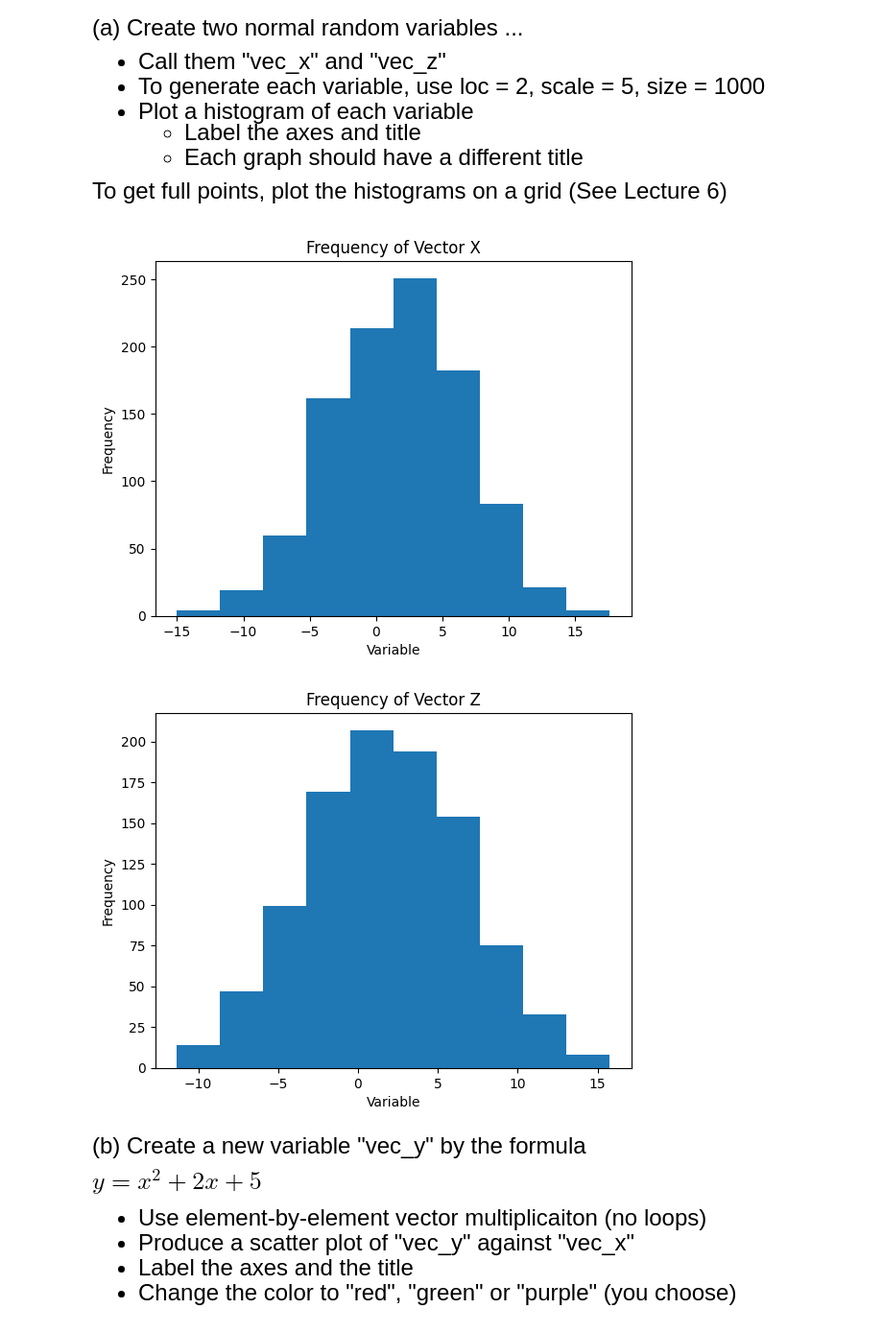
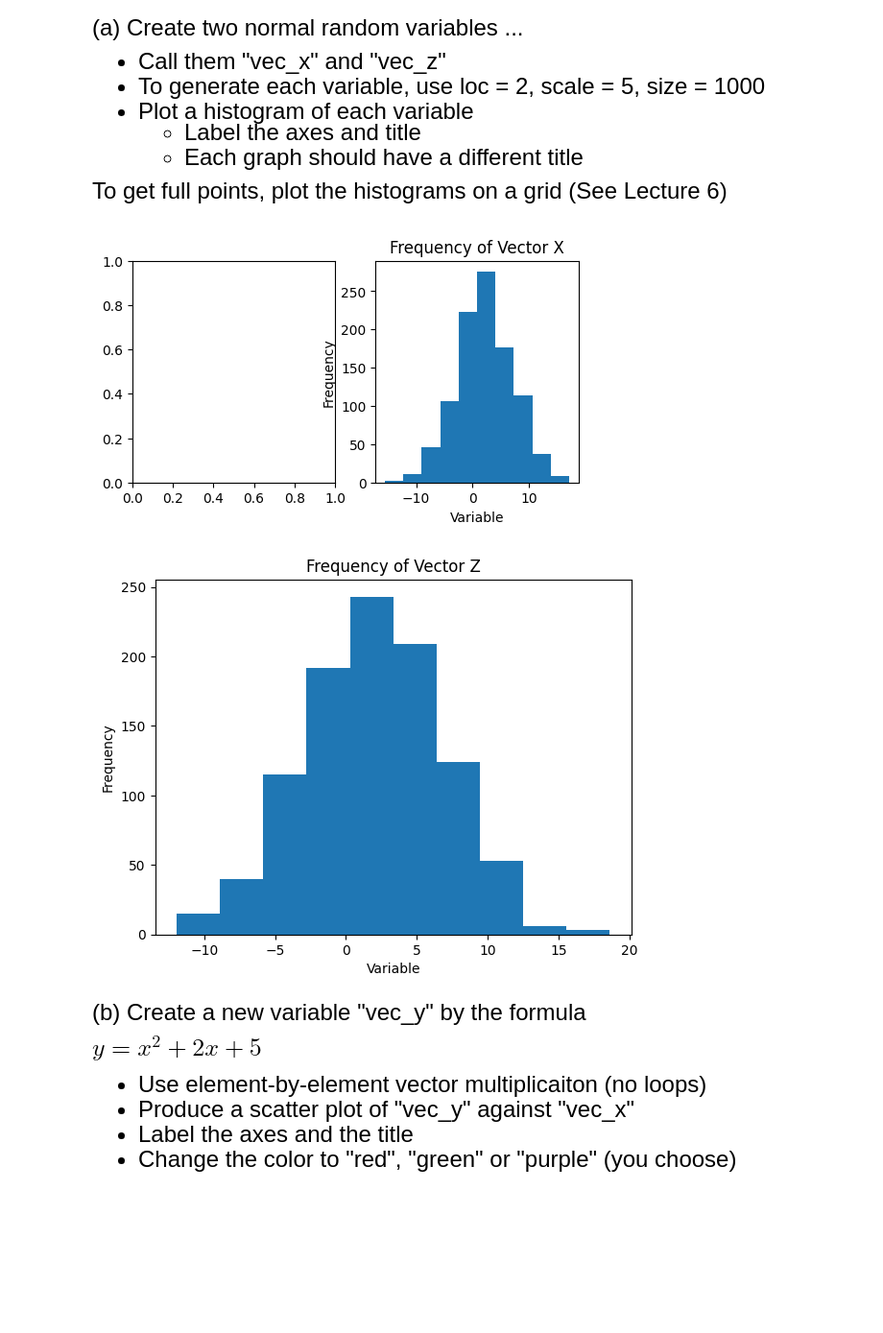
Before and after one commit to riakrishna/emoryqtm151, a Jupyter notebook: Lecture 07/Lecture 7 Personal Notes.ipynb, the cells around one changed output. Shown at 96% size. Cells and saved outputs as stored; diff of their text form; code cells hidden in the pictures; blank space fills up the shorter version.

```diff
--- a/Lecture 07/Lecture 7 Personal Notes.ipynb
+++ b/Lecture 07/Lecture 7 Personal Notes.ipynb
@@ -96,20 +96,26 @@ To get full points, plot the histograms on a grid (See Lecture 6)
 # %%
 #Create random variables
 vec_x = np.random.normal(loc=2, scale=5, size=1000)
 vec_z = np.random.normal(loc=2, scale=5, size=1000)
+
+fig, list_subfig = plt.subplots(1,2, figsize = (6,3))
+
+
 plt.hist(x=vec_x)
 plt.xlabel("Variable")
 plt.ylabel("Frequency")
 plt.title("Frequency of Vector X")
 plt.show()
+
+
 plt.hist(x=vec_z)
 plt.xlabel("Variable")
 plt.ylabel("Frequency")
 plt.title("Frequency of Vector Z")
 plt.show()
 # %% [output]
-[figure, old version]
+[figure, new version]
-[figure, old version]
+[figure, new version]
 # %% [markdown]
 <font size = "5">
 
```
Also changed, not shown: parts of 6 cells of this notebook, 5 other files.
